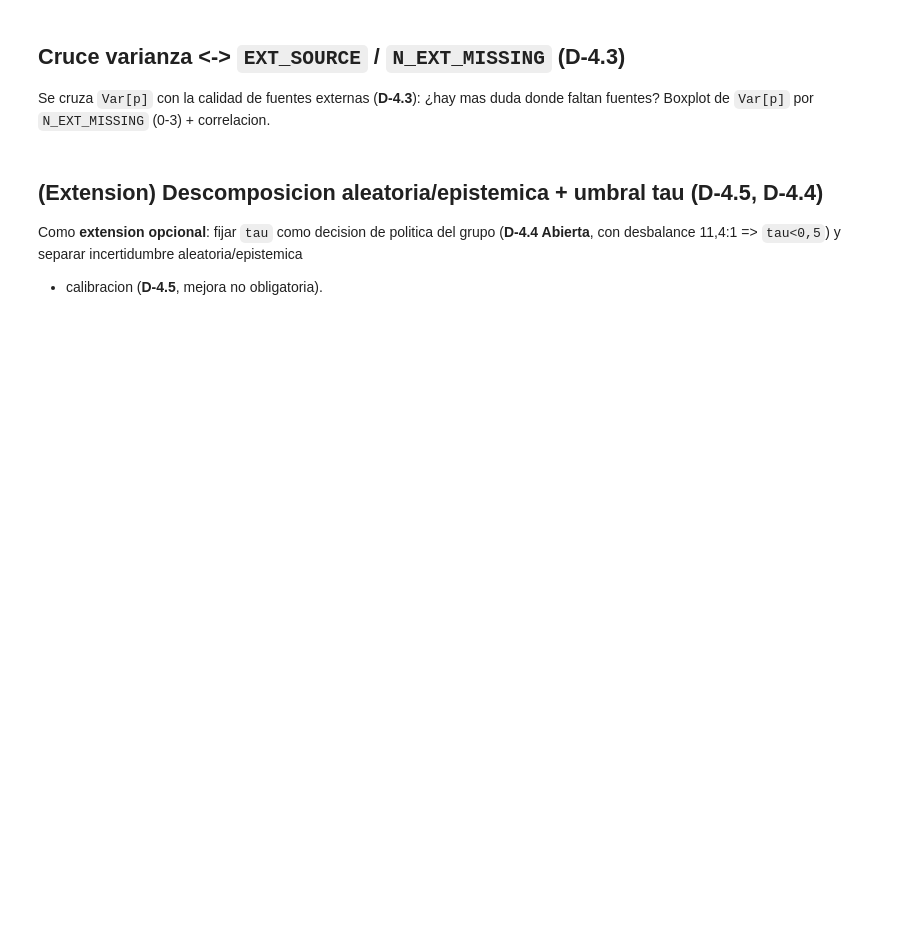
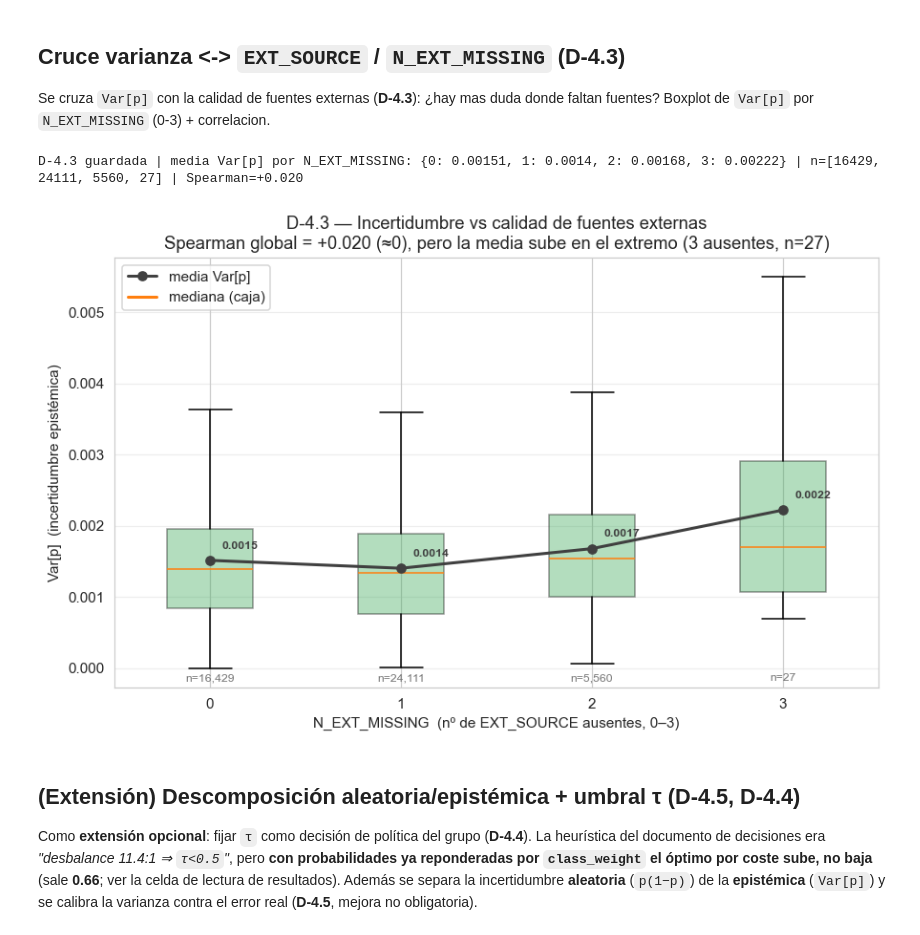
Before and after one commit to Romequinco/TALLER_FAIR_CREDIT_MODEL, a Jupyter notebook: notebooks/07_tarea4_incertidumbre.ipynb, the cells around one changed output. Cells and saved outputs as stored; diff of their text form; code cells hidden in the pictures; blank space fills up the shorter version.

```diff
--- a/notebooks/07_tarea4_incertidumbre.ipynb
+++ b/notebooks/07_tarea4_incertidumbre.ipynb
@@ -174,11 +300,44 @@ usando la paleta semantica (`COLOR_PAGA` vs `COLOR_IMPAGA`).
 Se cruza `Var[p]` con la calidad de fuentes externas (**D-4.3**): ¿hay mas duda donde
 faltan fuentes? Boxplot de `Var[p]` por `N_EXT_MISSING` (0-3) + correlacion.
 # %%
-# TODO: boxplot Var[p] por N_EXT_MISSING (0-3) + correlacion
-#       -> results/figures/07_incert__varianza_vs_n_ext_missing.png
+# === D-4.3: Var[p] vs N_EXT_MISSING (¿más duda donde faltan las fuentes externas?) ===
+nem = X_test["N_EXT_MISSING"].to_numpy()
+grupos = [0, 1, 2, 3]
+datos = [var_p[nem == k] for k in grupos]
+medias = [float(d.mean()) for d in datos]
+ns = [len(d) for d in datos]
+rho = pd.Series(nem).corr(pd.Series(var_p), method="spearman")   # Spearman sin scipy
+
+fig, ax = plt.subplots(figsize=(8.2, 5.2))
+bp = ax.boxplot(datos, tick_labels=[str(k) for k in grupos], showfliers=False, patch_artist=True)
+for patch in bp["boxes"]:
+    patch.set_facecolor(COLOR_ACENTO); patch.set_alpha(.40)
+ax.plot(range(1, 5), medias, "o-", color="#404040", lw=2, zorder=5, label="media Var[p]")
+for i, (m, n) in enumerate(zip(medias, ns)):
+    ax.annotate(f"{m:.4f}", (i + 1, m), textcoords="offset points", xytext=(8, 8),
+                fontsize=8, color="#404040", fontweight="bold")
+# n por grupo bajo cada caja (clave: el grupo 3 es minoritario -> no sobre-interpretar)
+y0 = ax.get_ylim()[0]
+for i, n in enumerate(ns):
+    ax.annotate(f"n={n:,}", (i + 1, y0), textcoords="offset points", xytext=(0, 3),
+                ha="center", va="bottom", fontsize=8, color="#777")
+from matplotlib.lines import Line2D
+ax.legend(handles=[Line2D([], [], color="#404040", marker="o", lw=2, label="media Var[p]"),
+                   Line2D([], [], color="#ff7f0e", lw=2, label="mediana (caja)")],
+          frameon=True, loc="upper left")
+ax.set_xlabel("N_EXT_MISSING  (nº de EXT_SOURCE ausentes, 0–3)")
+ax.set_ylabel("Var[p]  (incertidumbre epistémica)")
+ax.set_title("D-4.3 — Incertidumbre vs calidad de fuentes externas\n"
+             f"Spearman global = {rho:+.3f} (≈0), pero la media sube en el extremo (3 ausentes, n={ns[3]})")
+ax.grid(True, axis="y", alpha=.35); fig.tight_layout()
+fig.savefig(FIG_DIR / "07_incert__varianza_vs_n_ext_missing.png", bbox_inches="tight", dpi=150)
+print(f"D-4.3 guardada | media Var[p] por N_EXT_MISSING:",
+      {k: round(medias[i], 5) for i, k in enumerate(grupos)}, f"| n={ns} | Spearman={rho:+.3f}")
+plt.show()
+# %% [output]
+D-4.3 guardada | media Var[p] por N_EXT_MISSING: {0: 0.00151, 1: 0.0014, 2: 0.00168, 3: 0.00222} | n=[16429, 24111, 5560, 27] | Spearman=+0.020
+[figure, added]
 # %% [markdown]
-## (Extension) Descomposicion aleatoria/epistemica + umbral tau (D-4.5, D-4.4)
+## (Extensión) Descomposición aleatoria/epistémica + umbral τ (D-4.5, D-4.4)
 
-Como **extension opcional**: fijar `tau` como decision de politica del grupo (**D-4.4
-Abierta**, con desbalance 11,4:1 => `tau<0,5`) y separar incertidumbre aleatoria/epistemica
-+ calibracion (**D-4.5**, mejora no obligatoria).
+Como **extensión opcional**: fijar `τ` como decisión de política del grupo (**D-4.4**). La heurística del documento de decisiones era *"desbalance 11.4:1 ⇒ `τ<0.5`"*, pero **con probabilidades ya reponderadas por `class_weight` el óptimo por coste sube, no baja** (sale **0.66**; ver la celda de lectura de resultados). Además se separa la incertidumbre **aleatoria** (`p(1−p)`) de la **epistémica** (`Var[p]`) y se calibra la varianza contra el error real (**D-4.5**, mejora no obligatoria).
```
Also changed, not shown: parts of 8 cells of this notebook, 15 other files.
